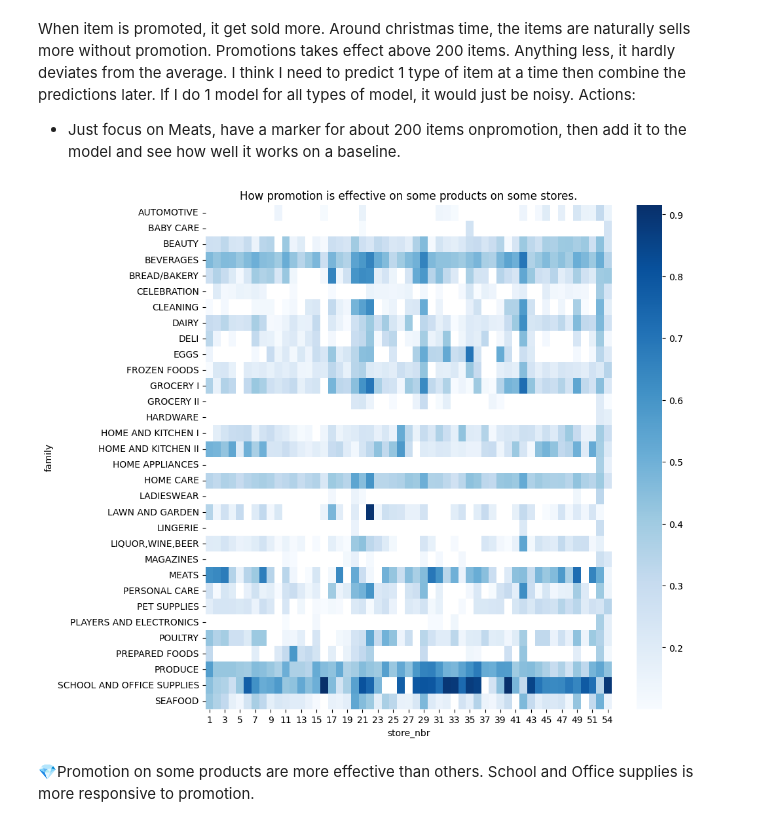
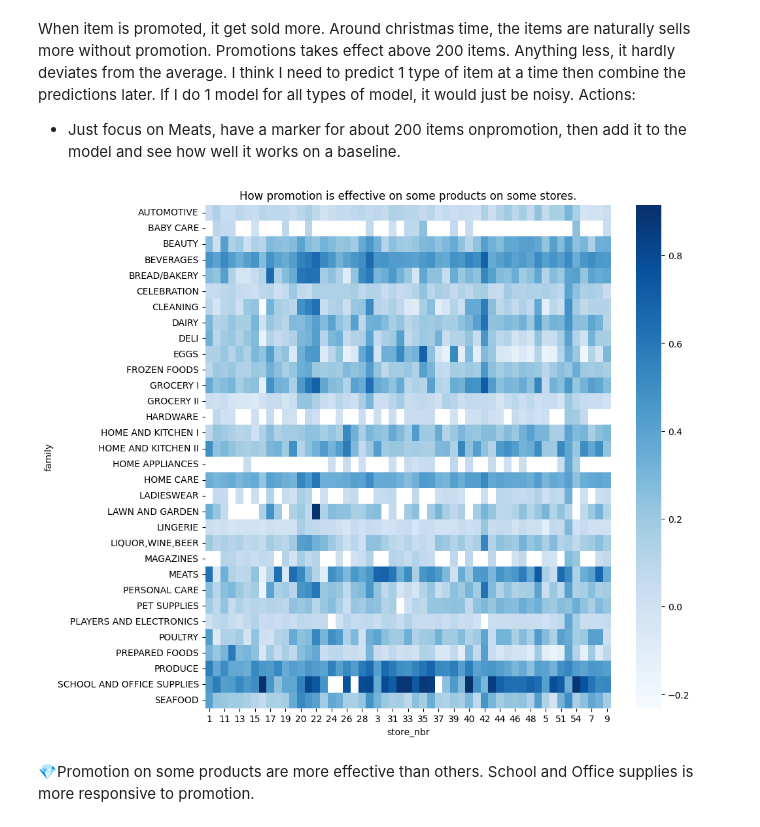
Before and after one commit to cmd-master/store-sales, a Jupyter notebook: store-sales.ipynb, the cells around one changed output. Cells and saved outputs as stored; diff of their text form; code cells hidden in the pictures.

Commit message:
Kaggle Notebook | Store Sales | Version 9

```diff
--- a/store-sales.ipynb
+++ b/store-sales.ipynb
@@ -56,3 +19,31 @@ test = df.loc[df['date'].dt.year == 2017]
+# %%
+import pandas as pd
+import numpy as np
+import seaborn as sns
+import matplotlib.pyplot as plt
+pd.options.display.max_rows = 400
+import warnings
+warnings.filterwarnings('ignore')
+
+df = pd.read_csv('/kaggle/input/store-sales-time-series-forecasting/train.csv')
+
+## Clean
+df['date'] = pd.to_datetime(df['date'])
+df['week'] = df['date'].dt.isocalendar().week
+df['year'] = df['date'].dt.year
+df['weekname'] = df.date.dt.day_name()
+df['store_nbr'] = df['store_nbr'].astype(str)
+
+## Organize
+target = 'sales'
+cat = [x for x in df.columns if df.dtypes[x] == 'object']
+num = [x for x in df.columns if df.dtypes[x] in ('int64', 'float64')]
+num.remove('id')
+num.remove('sales')
+
+## train test split
+train = df.loc[df['date'].dt.year != 2017]
+test = df.loc[df['date'].dt.year == 2017]
 # %% [markdown]
 # 🤓Data Science
 ## Explore
@@ -143,13 +122,11 @@ Actions:
 # %%
 g = train.groupby(['family', 'store_nbr']).corr(numeric_only=True)[target].reset_index()
 g = g.query('level_2 == "onpromotion"').dropna(subset='sales')
-g = g.sort_values(by='sales')
-g = g[g['sales']>0.1]
 g = g.pivot_table('sales', index='family', columns='store_nbr', aggfunc='mean')
 fig, ax = plt.subplots(figsize=(10, 10))
 sns.heatmap(g, cmap='Blues', ax=ax);
 plt.title("How promotion is effective on some products on some stores.");
 # %% [output]
-[figure, old version]
+[figure, new version]
 # %% [markdown]
 💎Promotion on some products are more effective than others. School and Office supplies is more responsive to promotion.
```
Also changed, not shown: parts of 20 cells of this notebook.
